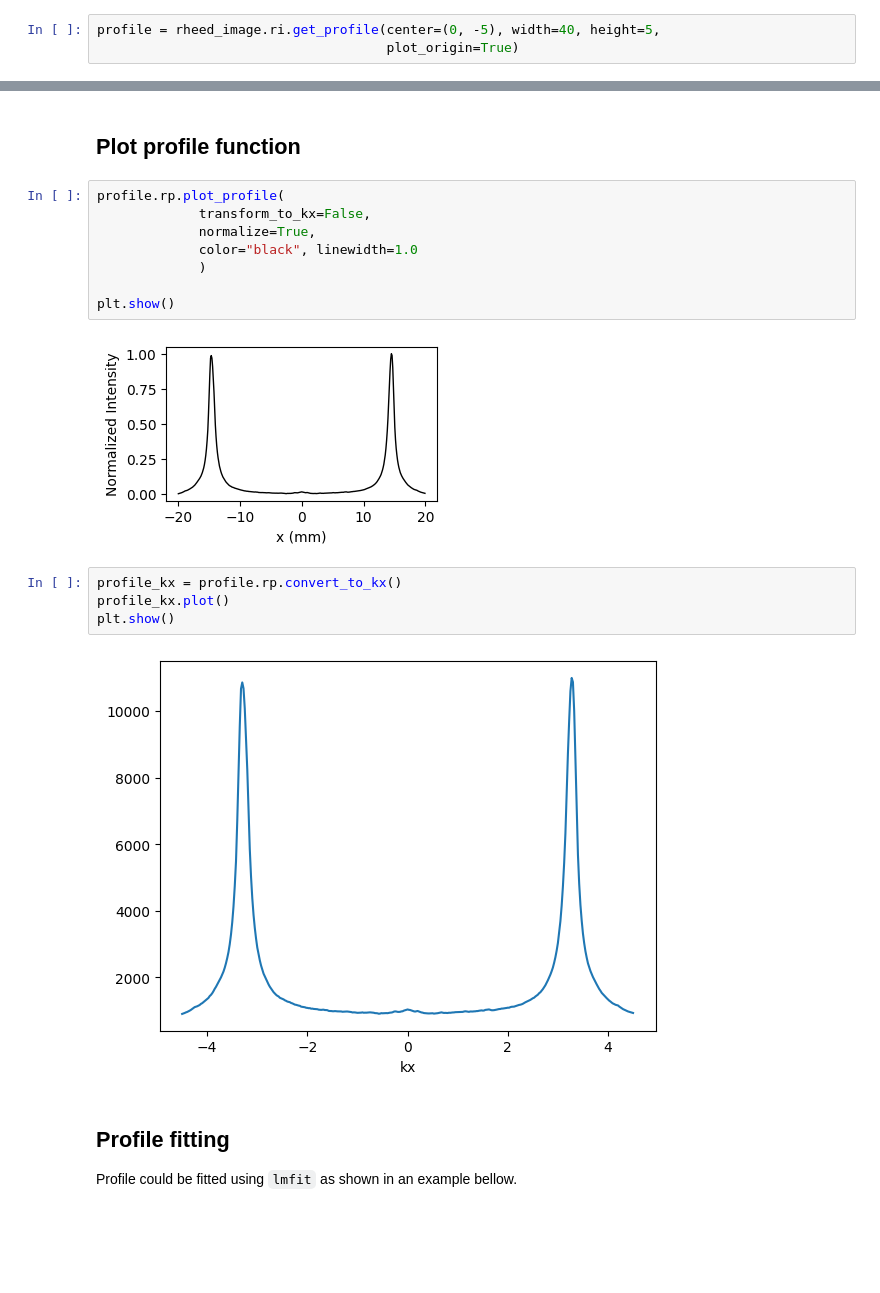
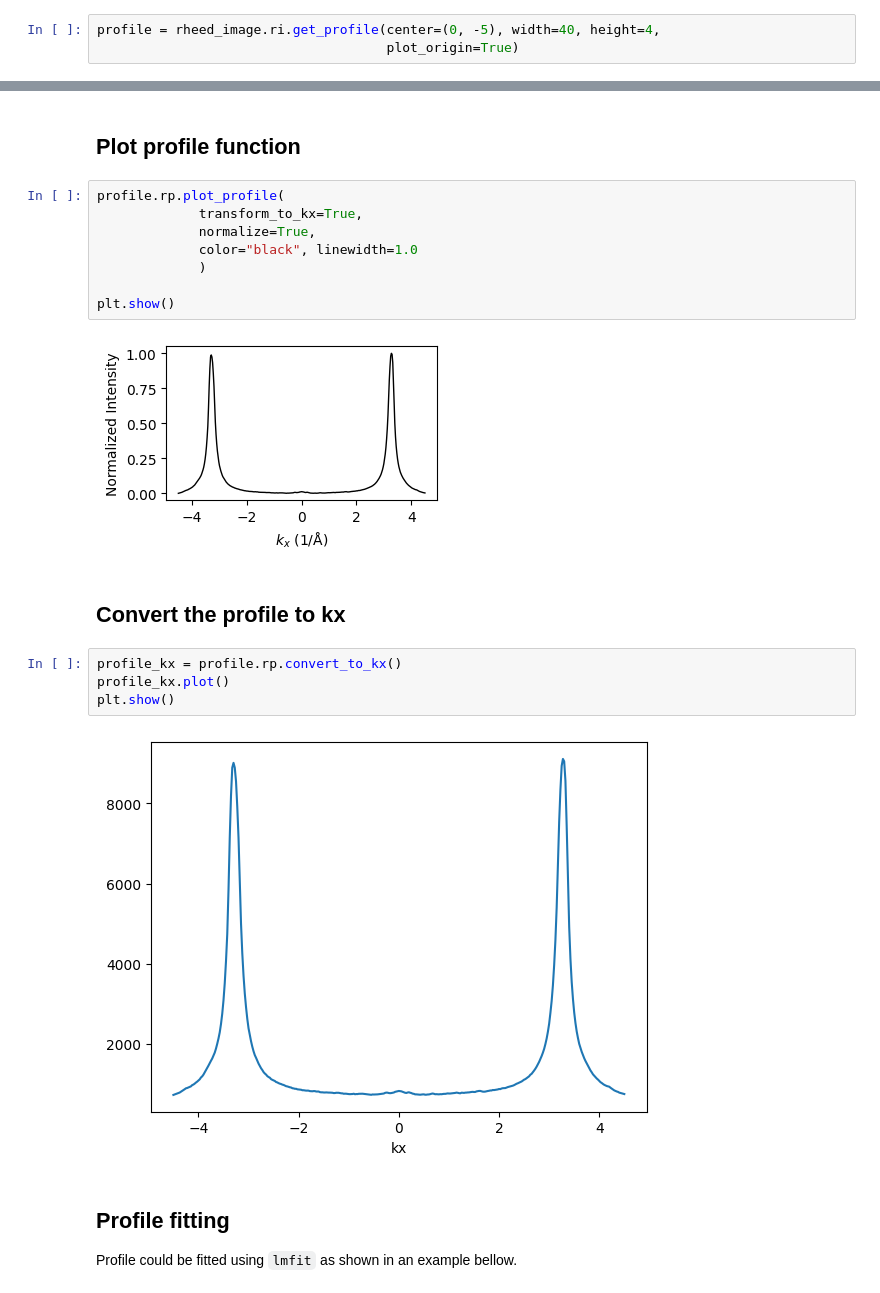
Before and after one commit to mkopciuszynski/xrheed, a Jupyter notebook: docs/source/notebooks/diffraction_profiles.ipynb, the cells around one changed output, grey strips where cells are left out. Cells and saved outputs as stored; diff of their text form; blank space fills up the shorter version.

```diff
--- a/docs/source/notebooks/diffraction_profiles.ipynb
+++ b/docs/source/notebooks/diffraction_profiles.ipynb
@@ -67,7 +67,7 @@ A `get_profile` method in `ri` accesory could be also used to extract a profile
 
 This funcion can plot a RHEED image with the profile region marked if `plot_origin=True`
 # %%
-profile = rheed_image.ri.get_profile(center=(0, -5), width=40, height=5,
+profile = rheed_image.ri.get_profile(center=(0, -5), width=40, height=4,
                                      plot_origin=True)
 # %% [output]
 [figure]
@@ -88,20 +93,22 @@ profile.ri
 ## Plot profile function
 # %%
 profile.rp.plot_profile(
-             transform_to_kx=False,
+             transform_to_kx=True,
              normalize=True,
              color="black", linewidth=1.0
              )
 
 plt.show()
 # %% [output]
-[figure, old version]
+[figure, new version]
+# %% [markdown]
+## Convert the profile to kx
 # %%
 profile_kx = profile.rp.convert_to_kx()
 profile_kx.plot()
 plt.show()
 # %% [output]
-[figure, old version]
+[figure, new version]
 # %% [markdown]
 ## Profile fitting
 Profile could be fitted using `lmfit` as shown in an example bellow.
```
Also changed, not shown: parts of 3 cells of this notebook, 1 other file.
